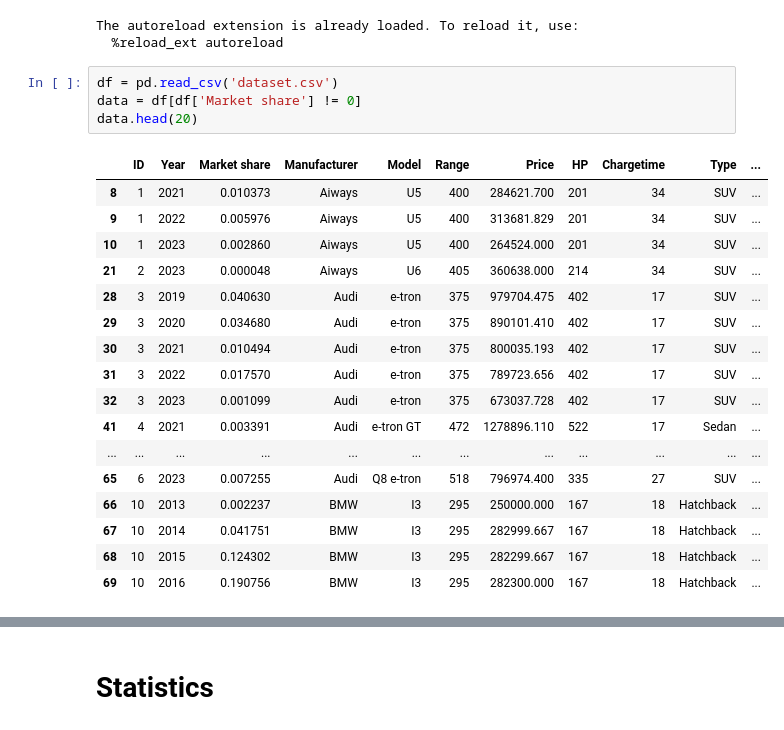
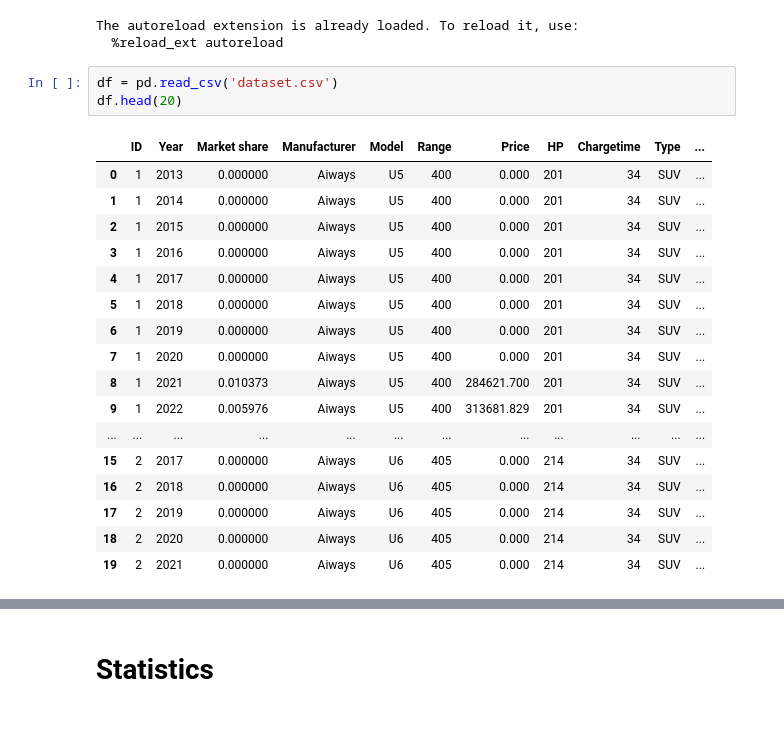
Before and after one commit to Mikkelbos/Bachelor, a Jupyter notebook: Statistics and Graphs.ipynb, the cells around one changed output, grey strips where cells are left out. Drawn from its saved outputs; the diff is of its cells as text.

```diff
--- a/Statistics and Graphs.ipynb
+++ b/Statistics and Graphs.ipynb
@@ -14,23 +14,22 @@ The autoreload extension is already loaded. To reload it, use:
   %reload_ext autoreload
 # %%
 df = pd.read_csv('dataset.csv')
-data = df[df['Market share'] != 0]
-data.head(20)
+df.head(20)
 # %% [output]
 |  | ID | Year | Market share | Manufacturer | Model | Range | Price | HP | Chargetime | Type | ... |
+| 0 | 1 | 2013 | 0.000000 | Aiways | U5 | 400 | 0.000 | 201 | 34 | SUV | ... |
+| 1 | 1 | 2014 | 0.000000 | Aiways | U5 | 400 | 0.000 | 201 | 34 | SUV | ... |
+| 2 | 1 | 2015 | 0.000000 | Aiways | U5 | 400 | 0.000 | 201 | 34 | SUV | ... |
+| 3 | 1 | 2016 | 0.000000 | Aiways | U5 | 400 | 0.000 | 201 | 34 | SUV | ... |
+| 4 | 1 | 2017 | 0.000000 | Aiways | U5 | 400 | 0.000 | 201 | 34 | SUV | ... |
+| 5 | 1 | 2018 | 0.000000 | Aiways | U5 | 400 | 0.000 | 201 | 34 | SUV | ... |
+| 6 | 1 | 2019 | 0.000000 | Aiways | U5 | 400 | 0.000 | 201 | 34 | SUV | ... |
+| 7 | 1 | 2020 | 0.000000 | Aiways | U5 | 400 | 0.000 | 201 | 34 | SUV | ... |
 | 8 | 1 | 2021 | 0.010373 | Aiways | U5 | 400 | 284621.700 | 201 | 34 | SUV | ... |
 | 9 | 1 | 2022 | 0.005976 | Aiways | U5 | 400 | 313681.829 | 201 | 34 | SUV | ... |
-| 10 | 1 | 2023 | 0.002860 | Aiways | U5 | 400 | 264524.000 | 201 | 34 | SUV | ... |
-| 21 | 2 | 2023 | 0.000048 | Aiways | U6 | 405 | 360638.000 | 214 | 34 | SUV | ... |
-| 28 | 3 | 2019 | 0.040630 | Audi | e-tron | 375 | 979704.475 | 402 | 17 | SUV | ... |
-| 29 | 3 | 2020 | 0.034680 | Audi | e-tron | 375 | 890101.410 | 402 | 17 | SUV | ... |
-| 30 | 3 | 2021 | 0.010494 | Audi | e-tron | 375 | 800035.193 | 402 | 17 | SUV | ... |
-| 31 | 3 | 2022 | 0.017570 | Audi | e-tron | 375 | 789723.656 | 402 | 17 | SUV | ... |
-| 32 | 3 | 2023 | 0.001099 | Audi | e-tron | 375 | 673037.728 | 402 | 17 | SUV | ... |
-| 41 | 4 | 2021 | 0.003391 | Audi | e-tron GT | 472 | 1278896.110 | 522 | 17 | Sedan | ... |
 | ... | ... | ... | ... | ... | ... | ... | ... | ... | ... | ... | ... |
-| 65 | 6 | 2023 | 0.007255 | Audi | Q8 e-tron | 518 | 796974.400 | 335 | 27 | SUV | ... |
-| 66 | 10 | 2013 | 0.002237 | BMW | I3 | 295 | 250000.000 | 167 | 18 | Hatchback | ... |
-| 67 | 10 | 2014 | 0.041751 | BMW | I3 | 295 | 282999.667 | 167 | 18 | Hatchback | ... |
-| 68 | 10 | 2015 | 0.124302 | BMW | I3 | 295 | 282299.667 | 167 | 18 | Hatchback | ... |
-| 69 | 10 | 2016 | 0.190756 | BMW | I3 | 295 | 282300.000 | 167 | 18 | Hatchback | ... |
+| 15 | 2 | 2017 | 0.000000 | Aiways | U6 | 405 | 0.000 | 214 | 34 | SUV | ... |
+| 16 | 2 | 2018 | 0.000000 | Aiways | U6 | 405 | 0.000 | 214 | 34 | SUV | ... |
+| 17 | 2 | 2019 | 0.000000 | Aiways | U6 | 405 | 0.000 | 214 | 34 | SUV | ... |
+| 18 | 2 | 2020 | 0.000000 | Aiways | U6 | 405 | 0.000 | 214 | 34 | SUV | ... |
+| 19 | 2 | 2021 | 0.000000 | Aiways | U6 | 405 | 0.000 | 214 | 34 | SUV | ... |
```
Also changed, not shown: parts of 2 cells of this notebook.
